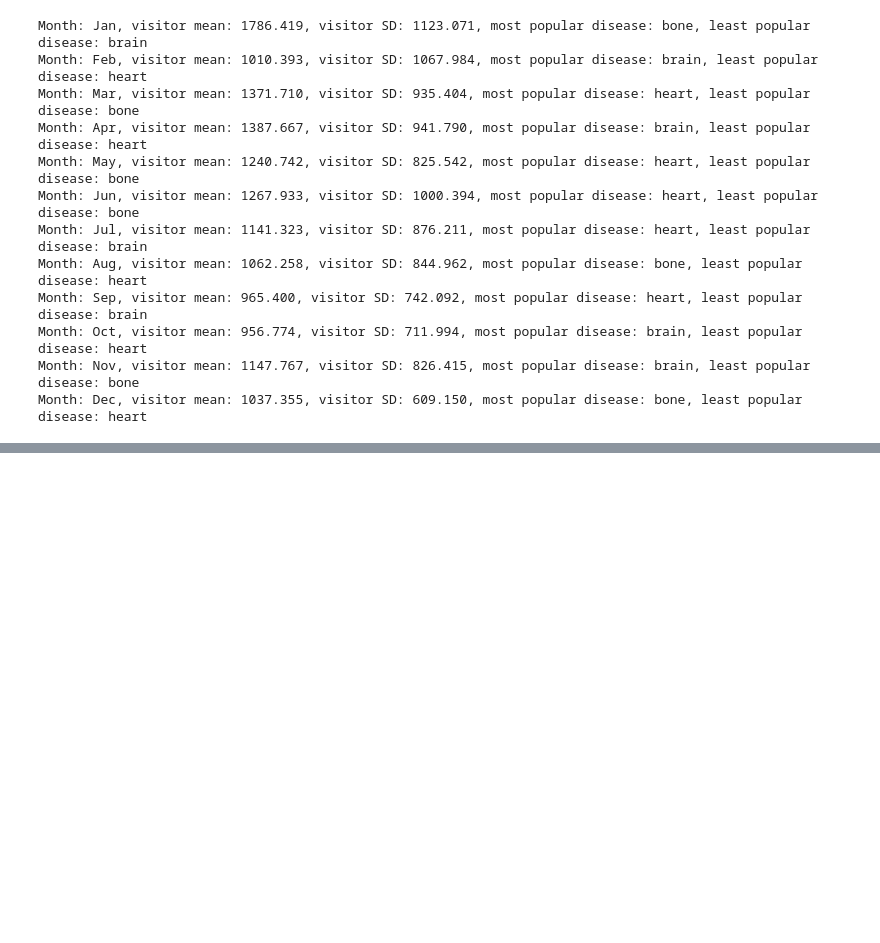
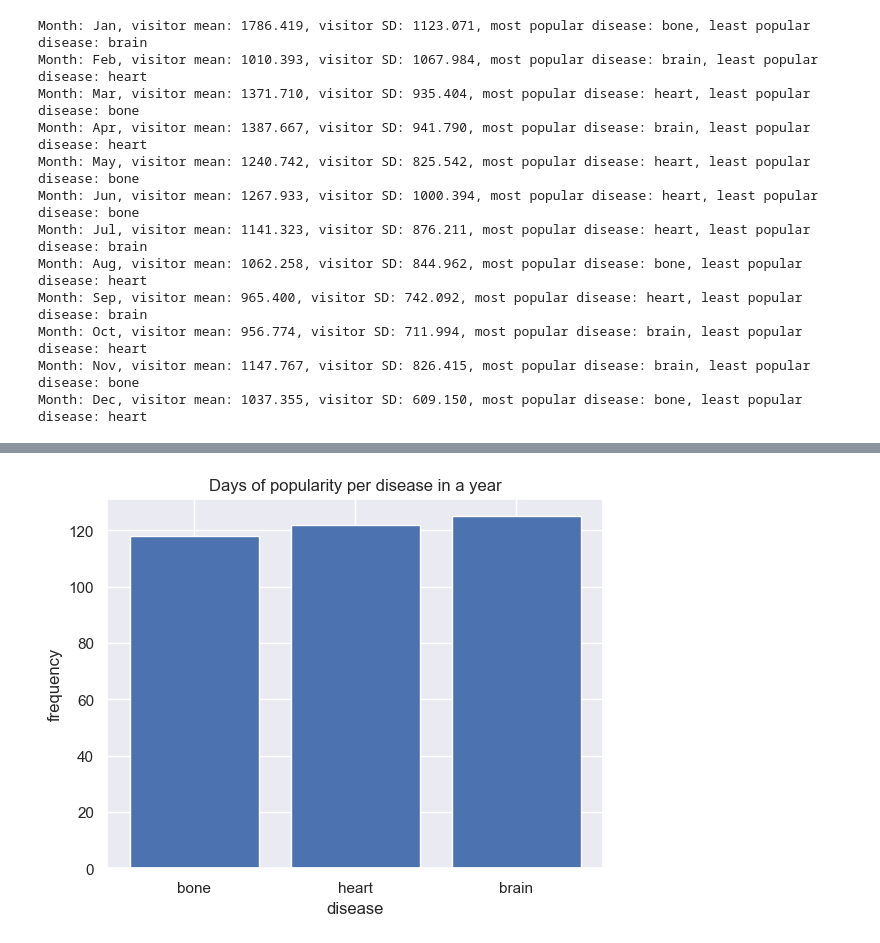
Before and after one commit to GianfriShow/ExperisAcademy_DataScience_AlessioManfredi, a Jupyter notebook: 18_09/data_visualization_exercises.ipynb, the cells around one changed output, grey strips where cells are left out. Saved outputs shown, nothing was run; the diff lists cells and outputs as text; code cells hidden in the pictures; blank space fills up the shorter version.

```diff
--- a/18_09/data_visualization_exercises.ipynb
+++ b/18_09/data_visualization_exercises.ipynb
@@ -160,0 +197,13 @@ Month: Dec, visitor mean: 1037.355, visitor SD: 609.150, most popular disease: b
+# %%
+plt.figure()
+plt.bar(diseases, [dataframe['disease'].value_counts()[disease] for disease in diseases])
+plt.xticks()
+plt.yticks()
+plt.xlim()
+plt.ylim()
+plt.title("Days of popularity per disease in a year")
+plt.xlabel("disease")
+plt.ylabel("frequency")
+plt.show()
+# %% [output]
+[figure, added]
```
Also changed, not shown: parts of 2 cells of this notebook.
